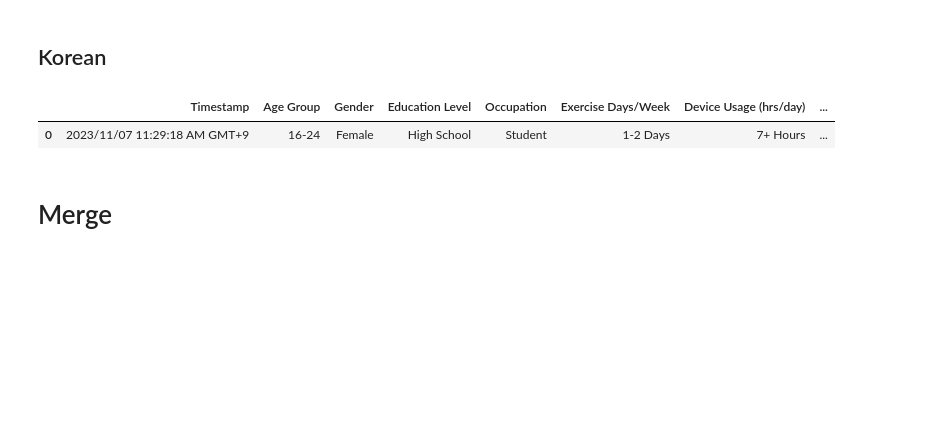
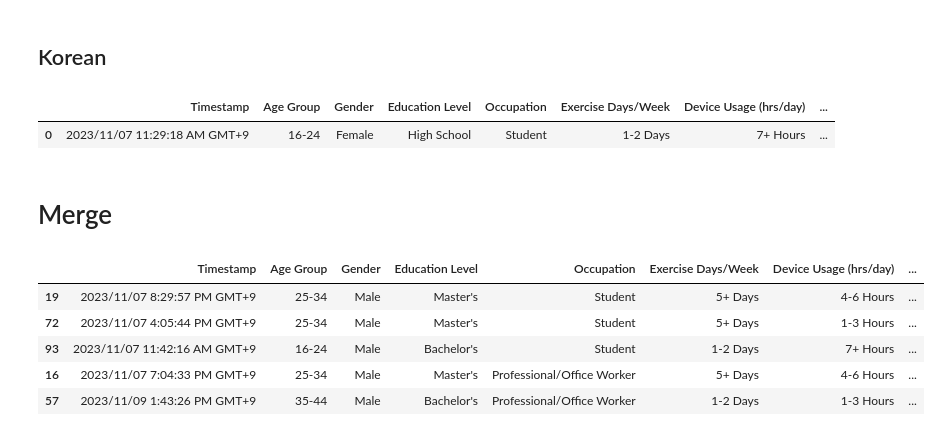
Before and after one commit to johnkimtech/sleep, a Jupyter notebook: data_prep.ipynb, the cells around one changed output. Cells and saved outputs as stored; diff of their text form; code cells hidden in the pictures; blank space fills up the shorter version.

```diff
--- a/data_prep.ipynb
+++ b/data_prep.ipynb
@@ -26,7 +29,7 @@ file_paths = {
 dfs = {}
 headers = {}
 for language, file_path in file_paths.items():
-    df = pd.read_csv(file_path)  # Read only headers
+    df = pd.read_csv(file_path, parse_dates=True)  # Read only headers
     dfs[language] = df
     headers[language] = df.columns.tolist()
 
@@ -281,3 +284,14 @@ dfs["Korean"]
 | 0 | 2023/11/07 11:29:18 AM GMT+9 | 16-24 | Female | High School | Student | 1-2 Days | 7+ Hours | ... |
 # %% [markdown]
 # Merge
+# %%
+df_merge = pd.concat(dfs.values())
+df_merge.reset_index(inplace=True, drop=True)
+df_merge.sample(5)
+# %% [output]
+|  | Timestamp | Age Group | Gender | Education Level | Occupation | Exercise Days/Week | Device Usage (hrs/day) | ... |
+| 19 | 2023/11/07 8:29:57 PM GMT+9 | 25-34 | Male | Master's | Student | 5+ Days | 4-6 Hours | ... |
+| 72 | 2023/11/07 4:05:44 PM GMT+9 | 25-34 | Male | Master's | Student | 5+ Days | 1-3 Hours | ... |
+| 93 | 2023/11/07 11:42:16 AM GMT+9 | 16-24 | Male | Bachelor's | Student | 1-2 Days | 7+ Hours | ... |
+| 16 | 2023/11/07 7:04:33 PM GMT+9 | 25-34 | Male | Master's | Professional/Office Worker | 5+ Days | 4-6 Hours | ... |
+| 57 | 2023/11/09 1:43:26 PM GMT+9 | 35-44 | Male | Bachelor's | Professional/Office Worker | 1-2 Days | 1-3 Hours | ... |
```
Also changed, not shown: parts of 22 cells of this notebook, 3 other files.
